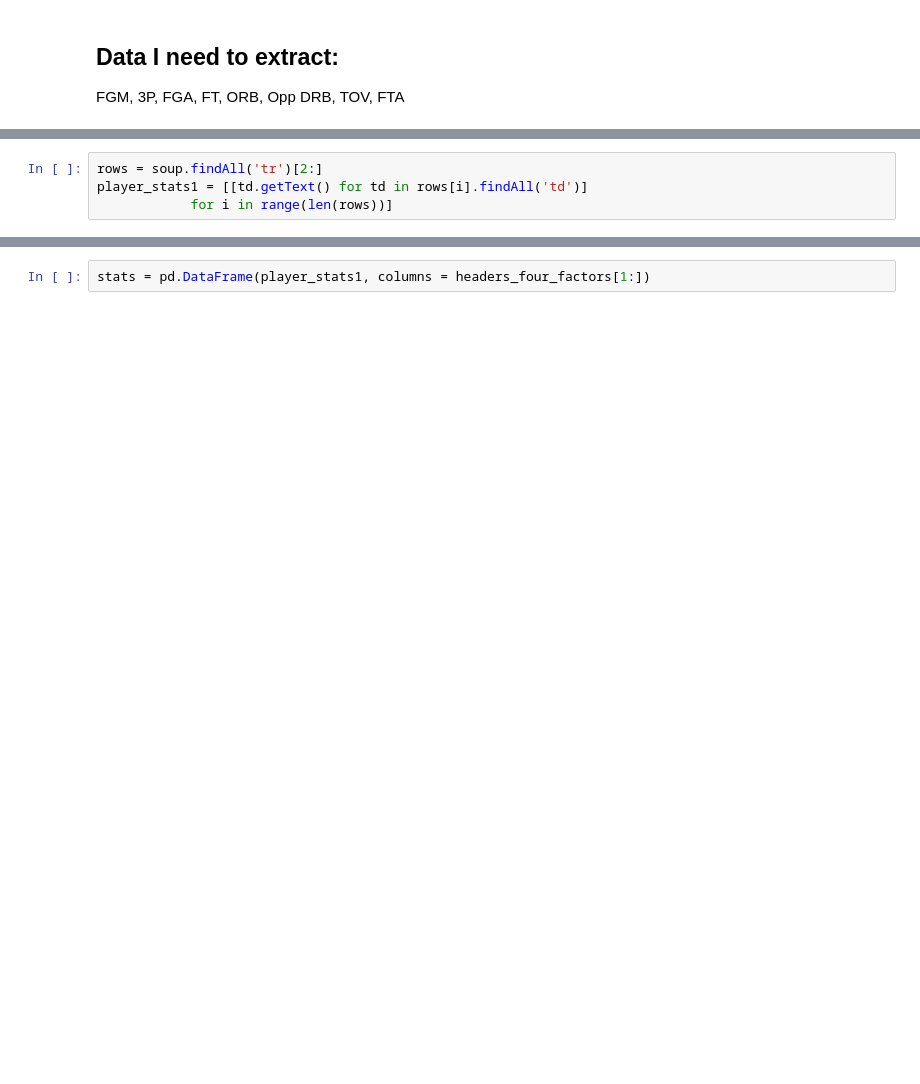
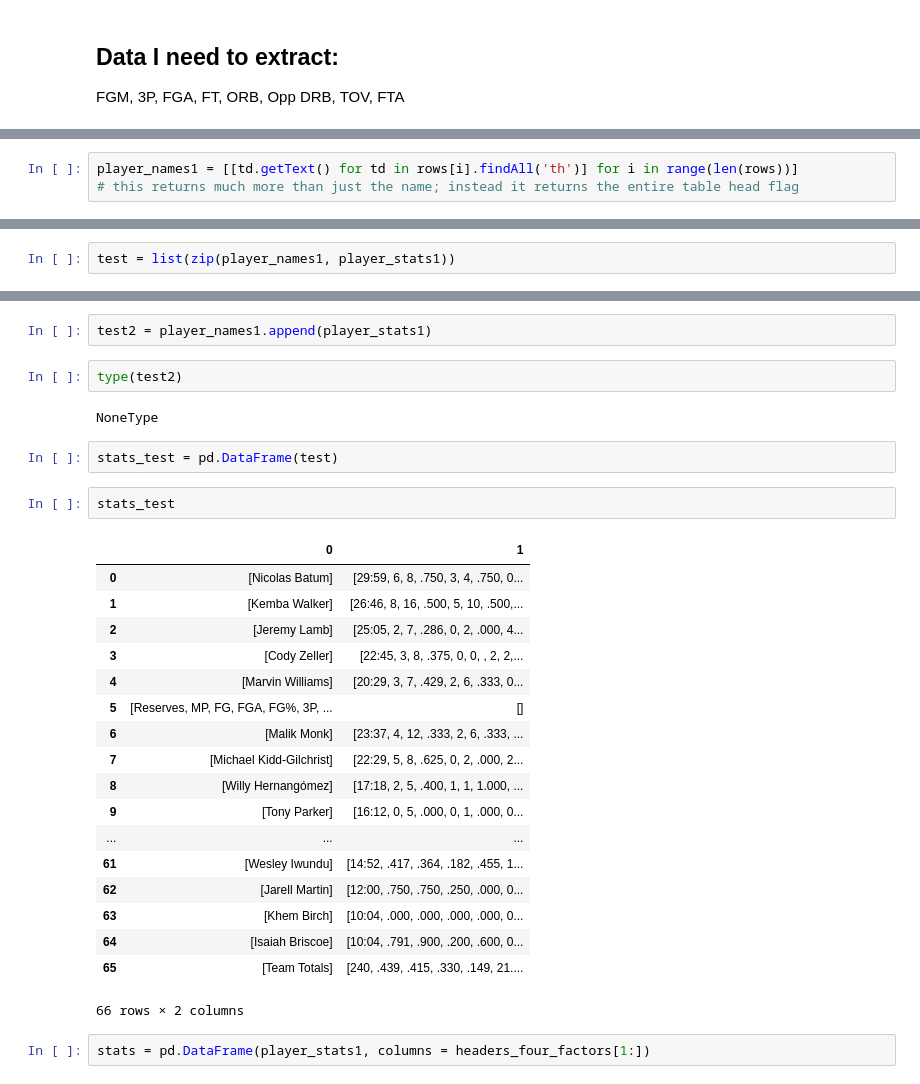
Before and after one commit to fayadabbasi/NBA_Four_Factors, a Jupyter notebook: NBA_Four_Factors_Test_Code.ipynb, the cells around one changed output, grey strips where cells are left out. Cells and saved outputs as stored; diff of their text form; blank space fills up the shorter version.

Commit message:
adding player names

```diff
--- a/NBA_Four_Factors_Test_Code.ipynb
+++ b/NBA_Four_Factors_Test_Code.ipynb
@@ -124,4 +115,3 @@ headers_four_factors[:]
 # %%
-rows = soup.findAll('tr')[2:]
-player_stats1 = [[td.getText() for td in rows[i].findAll('td')]
-            for i in range(len(rows))]
+player_names1 = [[td.getText() for td in rows[i].findAll('th')] for i in range(len(rows))]
+# this returns much more than just the name; instead it returns the entire table head flag
@@ -127,0 +138,2 @@ player_stats1 = [[td.getText() for td in rows[i].findAll('td')]
+# %%
+test = list(zip(player_names1, player_stats1))
@@ -128,2 +160,31 @@ player_stats1 = [[td.getText() for td in rows[i].findAll('td')]
+# %%
+test2 = player_names1.append(player_stats1)
+# %%
+type(test2)
+# %% [output]
+NoneType
+# %%
+stats_test = pd.DataFrame(test)
+# %%
+stats_test
+# %% [output]
+|  | 0 | 1 |
+| 0 | [Nicolas Batum] | [29:59, 6, 8, .750, 3, 4, .750, 0... |
+| 1 | [Kemba Walker] | [26:46, 8, 16, .500, 5, 10, .500,... |
+| 2 | [Jeremy Lamb] | [25:05, 2, 7, .286, 0, 2, .000, 4... |
+| 3 | [Cody Zeller] | [22:45, 3, 8, .375, 0, 0, , 2, 2,... |
+| 4 | [Marvin Williams] | [20:29, 3, 7, .429, 2, 6, .333, 0... |
+| 5 | [Reserves, MP, FG, FGA, FG%, 3P, ... | [] |
+| 6 | [Malik Monk] | [23:37, 4, 12, .333, 2, 6, .333, ... |
+| 7 | [Michael Kidd-Gilchrist] | [22:29, 5, 8, .625, 0, 2, .000, 2... |
+| 8 | [Willy Hernangómez] | [17:18, 2, 5, .400, 1, 1, 1.000, ... |
+| 9 | [Tony Parker] | [16:12, 0, 5, .000, 0, 1, .000, 0... |
+| ... | ... | ... |
+| 61 | [Wesley Iwundu] | [14:52, .417, .364, .182, .455, 1... |
+| 62 | [Jarell Martin] | [12:00, .750, .750, .250, .000, 0... |
+| 63 | [Khem Birch] | [10:04, .000, .000, .000, .000, 0... |
+| 64 | [Isaiah Briscoe] | [10:04, .791, .900, .200, .600, 0... |
+| 65 | [Team Totals] | [240, .439, .415, .330, .149, 21.... |
+66 rows × 2 columns
 # %%
 stats = pd.DataFrame(player_stats1, columns = headers_four_factors[1:])
```
Also changed, not shown: parts of 19 cells of this notebook.
